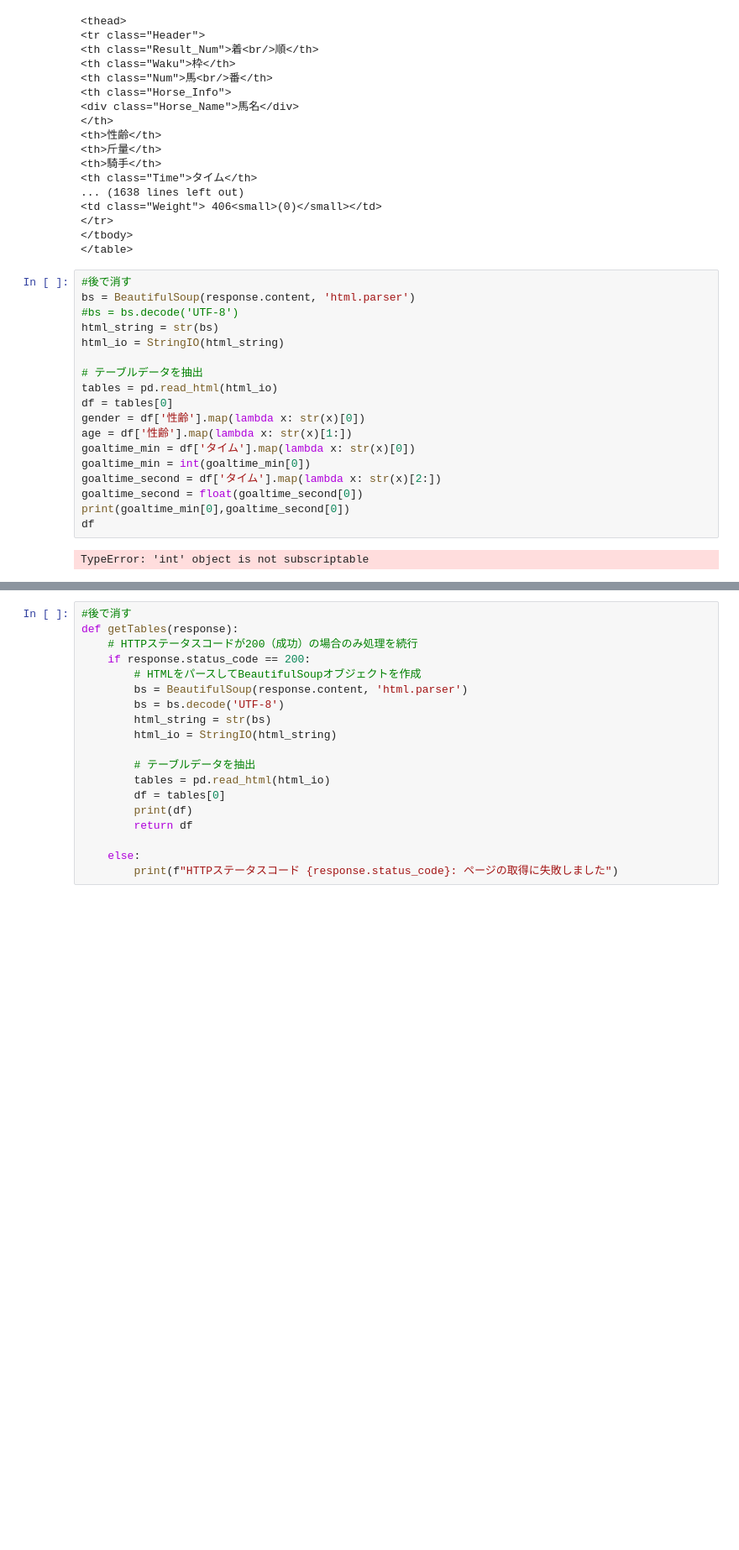
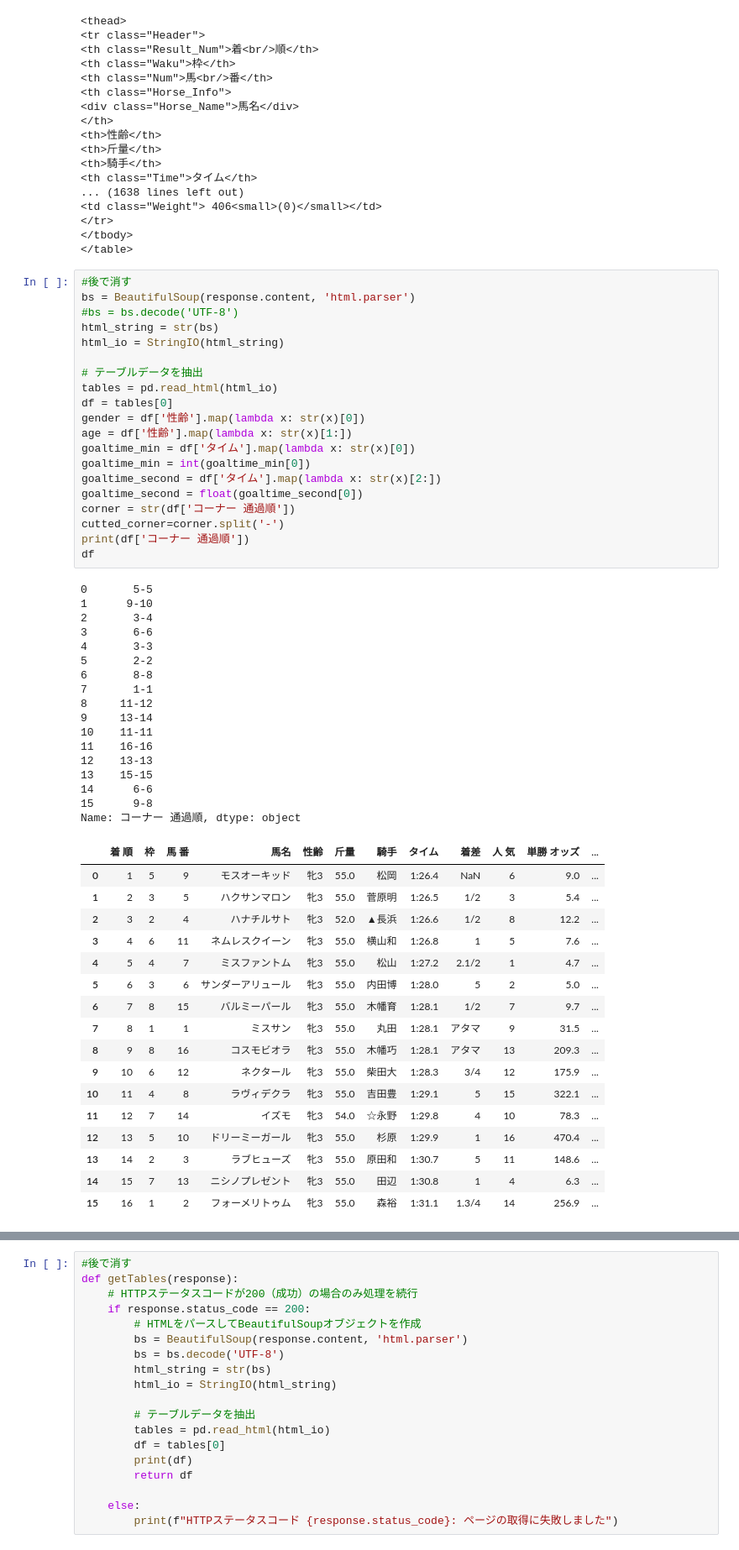
Before and after one commit to gyamayuu2036/Webscrape, a Jupyter notebook: race_scrape.ipynb, the cells around one changed output, grey strips where cells are left out. Shown at 84% size. Drawn from its saved outputs; the diff is of its cells as text; blank space fills up the shorter version.

```diff
--- a/race_scrape.ipynb
+++ b/race_scrape.ipynb
@@ -71,21 +71,56 @@ print(bs.table)
 # %%
 #後で消す
 bs = BeautifulSoup(response.content, 'html.parser')
 #bs = bs.decode('UTF-8')
 html_string = str(bs)
 html_io = StringIO(html_string)
 
 # テーブルデータを抽出
 tables = pd.read_html(html_io)
 df = tables[0]
 gender = df['性齢'].map(lambda x: str(x)[0])
 age = df['性齢'].map(lambda x: str(x)[1:])
 goaltime_min = df['タイム'].map(lambda x: str(x)[0])
 goaltime_min = int(goaltime_min[0])
 goaltime_second = df['タイム'].map(lambda x: str(x)[2:])
 goaltime_second = float(goaltime_second[0])
-print(goaltime_min[0],goaltime_second[0])
+corner = str(df['コーナー 通過順'])
+cutted_corner=corner.split('-')
+print(df['コーナー 通過順'])
 df
 # %% [output]
-TypeError: 'int' object is not subscriptable
+0       5-5
+1      9-10
+2       3-4
+3       6-6
+4       3-3
+5       2-2
+6       8-8
+7       1-1
+8     11-12
+9     13-14
+10    11-11
+11    16-16
+12    13-13
+13    15-15
+14      6-6
+15      9-8
+Name: コーナー 通過順, dtype: object
+|  | 着 順 | 枠 | 馬 番 | 馬名 | 性齢 | 斤量 | 騎手 | タイム | 着差 | 人 気 | 単勝 オッズ | ... |
+| 0 | 1 | 5 | 9 | モスオーキッド | 牝3 | 55.0 | 松岡 | 1:26.4 | NaN | 6 | 9.0 | ... |
+| 1 | 2 | 3 | 5 | ハクサンマロン | 牝3 | 55.0 | 菅原明 | 1:26.5 | 1/2 | 3 | 5.4 | ... |
+| 2 | 3 | 2 | 4 | ハナチルサト | 牝3 | 52.0 | ▲長浜 | 1:26.6 | 1/2 | 8 | 12.2 | ... |
+| 3 | 4 | 6 | 11 | ネムレスクイーン | 牝3 | 55.0 | 横山和 | 1:26.8 | 1 | 5 | 7.6 | ... |
+| 4 | 5 | 4 | 7 | ミスファントム | 牝3 | 55.0 | 松山 | 1:27.2 | 2.1/2 | 1 | 4.7 | ... |
+| 5 | 6 | 3 | 6 | サンダーアリュール | 牝3 | 55.0 | 内田博 | 1:28.0 | 5 | 2 | 5.0 | ... |
+| 6 | 7 | 8 | 15 | バルミーパール | 牝3 | 55.0 | 木幡育 | 1:28.1 | 1/2 | 7 | 9.7 | ... |
+| 7 | 8 | 1 | 1 | ミスサン | 牝3 | 55.0 | 丸田 | 1:28.1 | アタマ | 9 | 31.5 | ... |
+| 8 | 9 | 8 | 16 | コスモビオラ | 牝3 | 55.0 | 木幡巧 | 1:28.1 | アタマ | 13 | 209.3 | ... |
+| 9 | 10 | 6 | 12 | ネクタール | 牝3 | 55.0 | 柴田大 | 1:28.3 | 3/4 | 12 | 175.9 | ... |
+| 10 | 11 | 4 | 8 | ラヴィデクラ | 牝3 | 55.0 | 吉田豊 | 1:29.1 | 5 | 15 | 322.1 | ... |
+| 11 | 12 | 7 | 14 | イズモ | 牝3 | 54.0 | ☆永野 | 1:29.8 | 4 | 10 | 78.3 | ... |
+| 12 | 13 | 5 | 10 | ドリーミーガール | 牝3 | 55.0 | 杉原 | 1:29.9 | 1 | 16 | 470.4 | ... |
+| 13 | 14 | 2 | 3 | ラブヒューズ | 牝3 | 55.0 | 原田和 | 1:30.7 | 5 | 11 | 148.6 | ... |
+| 14 | 15 | 7 | 13 | ニシノプレゼント | 牝3 | 55.0 | 田辺 | 1:30.8 | 1 | 4 | 6.3 | ... |
+| 15 | 16 | 1 | 2 | フォーメリトゥム | 牝3 | 55.0 | 森裕 | 1:31.1 | 1.3/4 | 14 | 256.9 | ... |
 # %%
```
Also changed, not shown: parts of 1 cell of this notebook.
